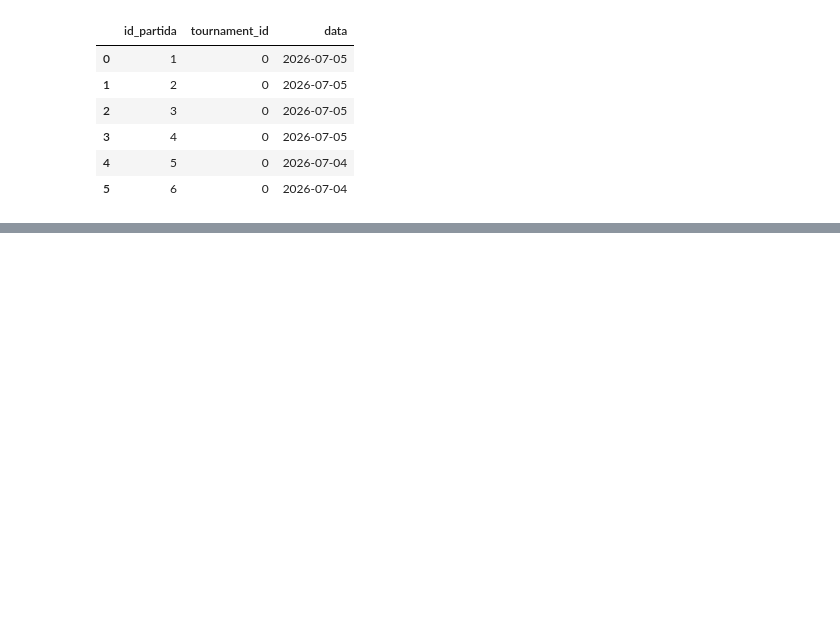
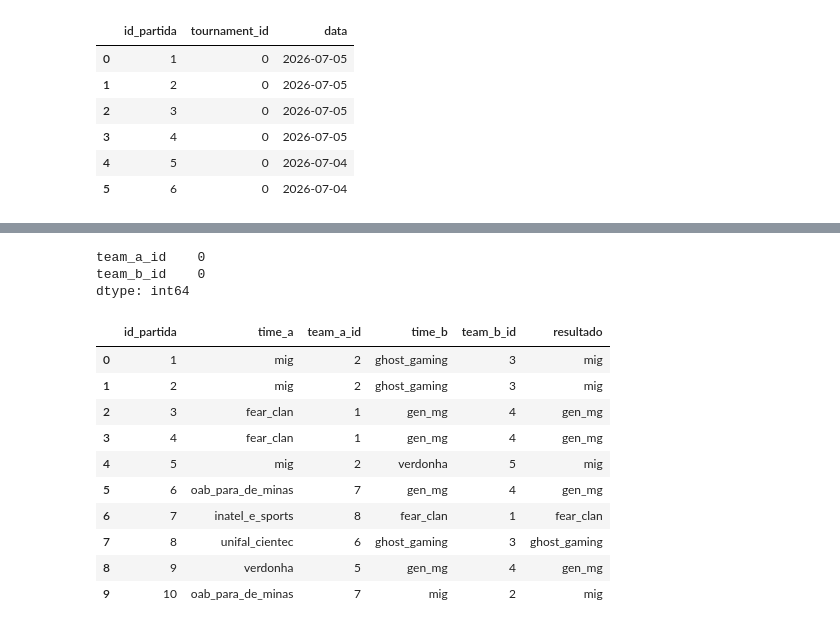
Before and after one commit to henriqueAvner/Retail-Analytics-Pipeline, a Jupyter notebook: src/transform/transform_partidas.ipynb, the cells around one changed output, grey strips where cells are left out. Saved outputs shown, nothing was run; the diff lists cells and outputs as text; code cells hidden in the pictures; blank space fills up the shorter version.

```diff
--- a/src/transform/transform_partidas.ipynb
+++ b/src/transform/transform_partidas.ipynb
@@ -214,0 +291,21 @@ df_pts[['id_partida', 'tournament_id', 'data']].head(6)
+# %%
+df_pts = partidas_com_time_a.drop(
+  columns=['nome_da_equipe', '_merge']
+).copy()
+
+df_pts['team_a_id'] = df_pts['team_a_id'].astype('Int64')
+# %%
+#Selecionando as colunas necessárias e renomeia o ID pro time b
+equipes_b = dim_times[['time_id', 'nome_da_equipe']].rename(
+  columns={'time_id': 'team_b_id'}
+)
+# %%
+#Cruzando agora as partidas do df de partidas, com o filtro equipes_a feito acima:
+partidas_com_time_b = df_pts.merge(
+  equipes_b,
+  left_on='time_b', #Campo do dataframe de partidas
+  right_on='nome_da_equipe', #Campo do dataframe de times
+  how='left', #Mantem todas as partidas (LEFT JOIN)
+  validate='many_to_one', #varias partidas (esquerda) correspondam a mesma equipe (direita), mas nomes 1 vez apenas em equipe_a.
+  indicator=True #Criando a coluna _merge para avaliar se deu certo
+)
@@ -214,0 +327,6 @@ df_pts[['id_partida', 'tournament_id', 'data']].head(6)
+# %%
+#Dropando o nome do time b pelo seu id vindo de dim_times
+df_pts = partidas_com_time_b.drop(
+  columns=['nome_da_equipe', '_merge']
+).copy()
+df_pts['team_b_id'] = df_pts['team_b_id'].astype('Int64')
@@ -214,0 +350,24 @@ df_pts[['id_partida', 'tournament_id', 'data']].head(6)
+# %%
+#Avaliando quais times ficaram sem correspondencia
+df_pts[['team_a_id', 'team_b_id']].isna().sum()
+# %% [output]
+team_a_id    0
+team_b_id    0
+dtype: int64
+# %%
+#Avaliando como ficou a df_pts filtrando pelos campos novos
+df_pts[
+    ['id_partida', 'time_a', 'team_a_id', 'time_b', 'team_b_id', 'resultado']
+].head(10)
+# %% [output]
+|  | id_partida | time_a | team_a_id | time_b | team_b_id | resultado |
+| 0 | 1 | mig | 2 | ghost_gaming | 3 | mig |
+| 1 | 2 | mig | 2 | ghost_gaming | 3 | mig |
+| 2 | 3 | fear_clan | 1 | gen_mg | 4 | gen_mg |
+| 3 | 4 | fear_clan | 1 | gen_mg | 4 | gen_mg |
+| 4 | 5 | mig | 2 | verdonha | 5 | mig |
+| 5 | 6 | oab_para_de_minas | 7 | gen_mg | 4 | gen_mg |
+| 6 | 7 | inatel_e_sports | 8 | fear_clan | 1 | fear_clan |
+| 7 | 8 | unifal_cientec | 6 | ghost_gaming | 3 | ghost_gaming |
+| 8 | 9 | verdonha | 5 | gen_mg | 4 | gen_mg |
+| 9 | 10 | oab_para_de_minas | 7 | mig | 2 | mig |
```
Also changed, not shown: parts of 35 cells of this notebook, 7 other files.
